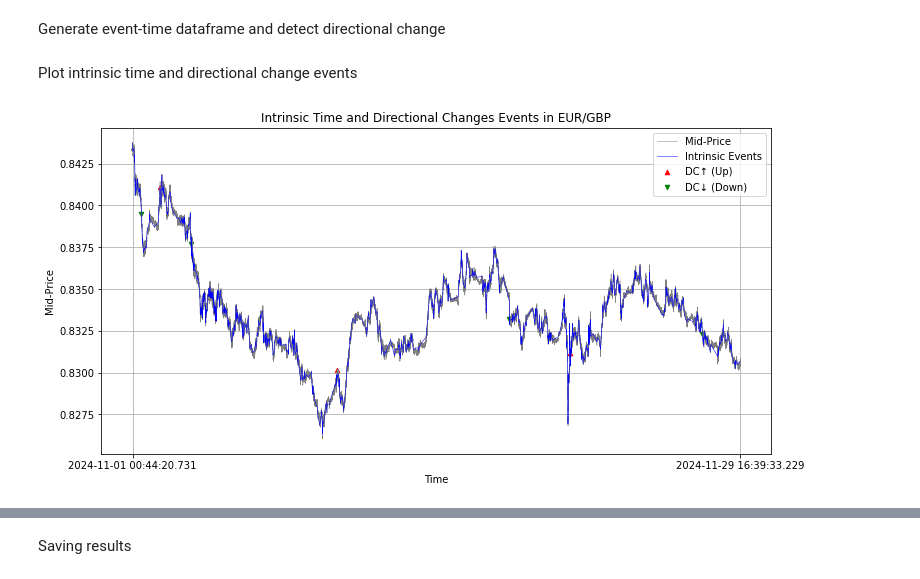
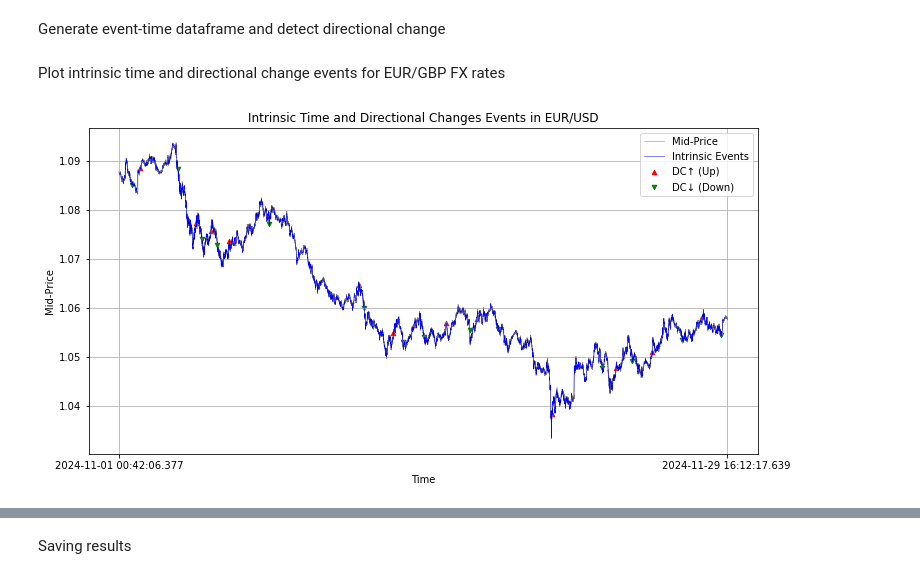
Before and after one commit to PranavKhera0211/HFFCoursework2, a Jupyter notebook: fx_trading_strategy.ipynb, the cells around one changed output, grey strips where cells are left out. Drawn from its saved outputs; the diff is of its cells as text; code cells hidden in the pictures.

```diff
--- a/fx_trading_strategy.ipynb
+++ b/fx_trading_strategy.ipynb
@@ -123,10 +125,12 @@ Import cleaned and chronological data
 #EURUSD2025JAN
 #file_path = '/Users/Kherafamily/Documents/KCL/HFF/HFFCoursework2/cleaned_DAT_ASCII_EURUSD_T_202501.csv'
 #EURGBP2024NOV
-file_path = '/Users/Kherafamily/Documents/KCL/HFF/2024Data/cleaned_DAT_ASCII_EURGBP_T_202411.csv'
+file_path2 = '/Users/Kherafamily/Documents/KCL/HFF/2024Data/cleaned_DAT_ASCII_EURGBP_T_202411.csv'
 #EURUSD2024NOV
-#file_path = '/Users/Kherafamily/Documents/KCL/HFF/2024Data/cleaned_DAT_ASCII_EURUSD_T_202411.csv'
+file_path = '/Users/Kherafamily/Documents/KCL/HFF/2024Data/cleaned_DAT_ASCII_EURUSD_T_202411.csv'
 df = pd.read_csv(file_path, sep=',', header=None, names=["datetime", "bid", "ask", "mid"])
+df2 = pd.read_csv(file_path2, sep=',', header=None, names=["datetime", "bid", "ask", "mid"])
 
 print(df)
+print(df2)
 # %% [output]
@@ -237,30 +257,30 @@ intrinsic_events = df[df["event"] != 0]
 # %% [markdown]
-Plot intrinsic time and directional change events
+Plot intrinsic time and directional change events for EUR/GBP FX rates
 # %%
 plt.figure(figsize=(12, 6))
 
 # midprice plot
 plt.plot(df["datetime"], df["mid"], linestyle='-', linewidth=0.5, color='gray', label="Mid-Price")
 #intrinsic_event
 plt.plot(intrinsic_events["datetime"], intrinsic_events["mid"], linestyle='-', linewidth = 0.5, color='blue', label="Intrinsic Events")
 
 # plot dc events
 dc_up = df[df["directional_change"] == "DC↑"]
 dc_down = df[df["directional_change"] == "DC↓"]
 plt.scatter(dc_up["datetime"], dc_up["mid"], color='red', label="DC↑ (Up)", s=20, marker="^")  # Red for up
 plt.scatter(dc_down["datetime"], dc_down["mid"], color='green', label="DC↓ (Down)", s=20, marker="v")  # Green for down
 
 # X-axis formatting
 plt.xticks([event_df["datetime"].iloc[0], event_df["datetime"].iloc[-1]])  # only first and last timestamp
 
 # Other formatting
 plt.xlabel("Time")
 plt.ylabel("Mid-Price")
-plt.title("Intrinsic Time and Directional Changes Events in EUR/GBP")
+plt.title("Intrinsic Time and Directional Changes Events in EUR/USD")
 plt.legend()
 plt.grid()
 
 # Show the plot
 plt.show()
 # %% [output]
-[figure, old version]
+[figure, new version]
```
Also changed, not shown: parts of 15 cells of this notebook, 1 other file.
